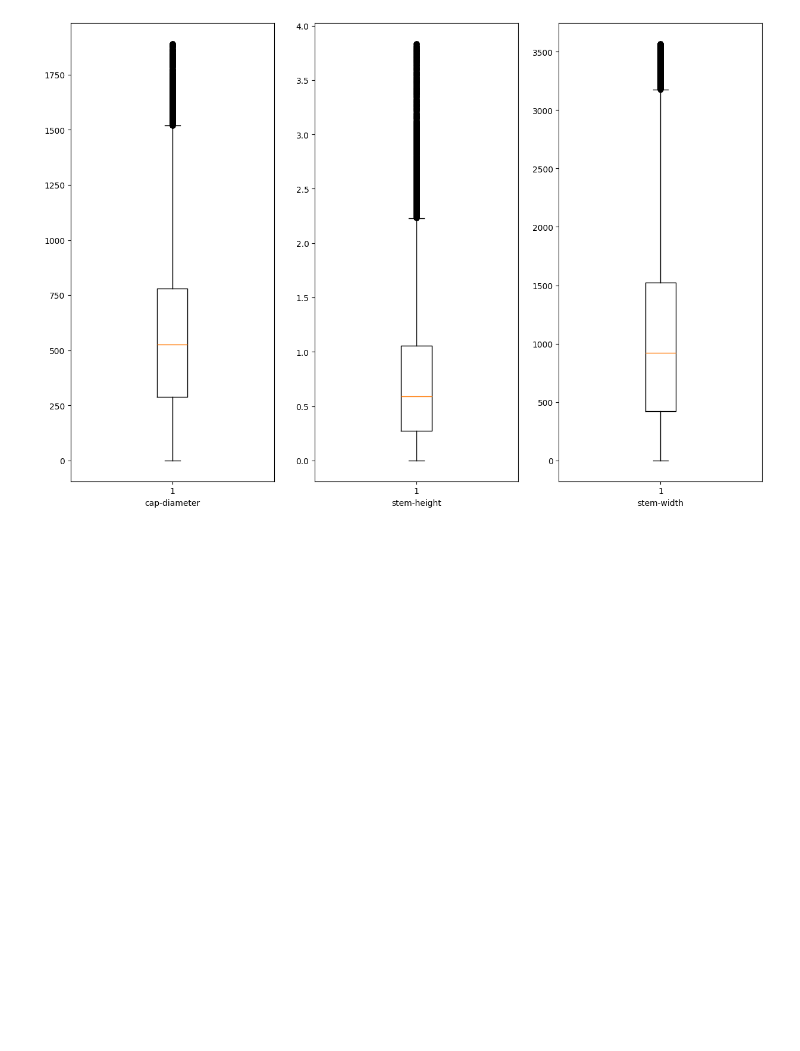
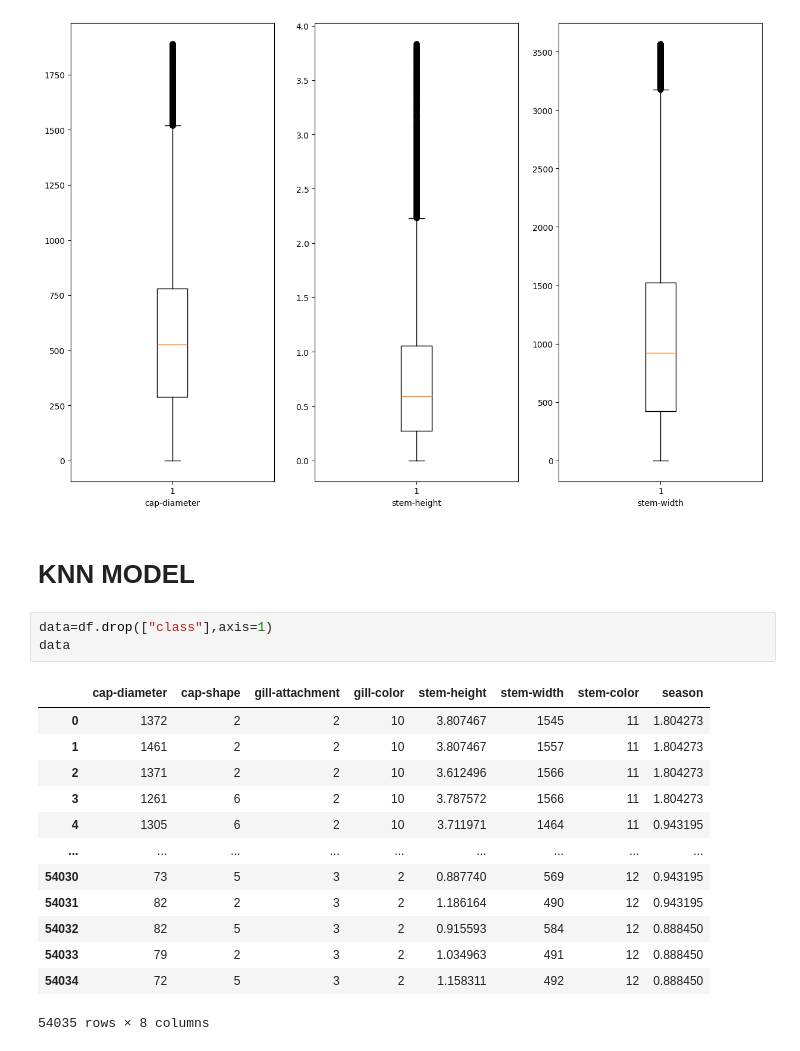
Before and after one commit to hiendamvan/mushroom_edible_classification, a Jupyter notebook: Analyze_data.ipynb, the cells around one changed output. Saved outputs shown, nothing was run; the diff lists cells and outputs as text; blank space fills up the shorter version.

```diff
--- a/Analyze_data.ipynb
+++ b/Analyze_data.ipynb
@@ -138,3 +138,22 @@ axes[2].set_xlabel("stem-width")
 # %% [output]
 Text(0.5, 0, 'stem-width')
 [figure]
+# %% [markdown]
+# KNN MODEL
+# %%
+data=df.drop(["class"],axis=1)
+data
+# %% [output]
+|  | cap-diameter | cap-shape | gill-attachment | gill-color | stem-height | stem-width | stem-color | season |
+| 0 | 1372 | 2 | 2 | 10 | 3.807467 | 1545 | 11 | 1.804273 |
+| 1 | 1461 | 2 | 2 | 10 | 3.807467 | 1557 | 11 | 1.804273 |
+| 2 | 1371 | 2 | 2 | 10 | 3.612496 | 1566 | 11 | 1.804273 |
+| 3 | 1261 | 6 | 2 | 10 | 3.787572 | 1566 | 11 | 1.804273 |
+| 4 | 1305 | 6 | 2 | 10 | 3.711971 | 1464 | 11 | 0.943195 |
+| ... | ... | ... | ... | ... | ... | ... | ... | ... |
+| 54030 | 73 | 5 | 3 | 2 | 0.887740 | 569 | 12 | 0.943195 |
+| 54031 | 82 | 2 | 3 | 2 | 1.186164 | 490 | 12 | 0.943195 |
+| 54032 | 82 | 5 | 3 | 2 | 0.915593 | 584 | 12 | 0.888450 |
+| 54033 | 79 | 2 | 3 | 2 | 1.034963 | 491 | 12 | 0.888450 |
+| 54034 | 72 | 5 | 3 | 2 | 1.158311 | 492 | 12 | 0.888450 |
+54035 rows × 8 columns
```
Also changed, not shown: parts of 3 cells of this notebook.
